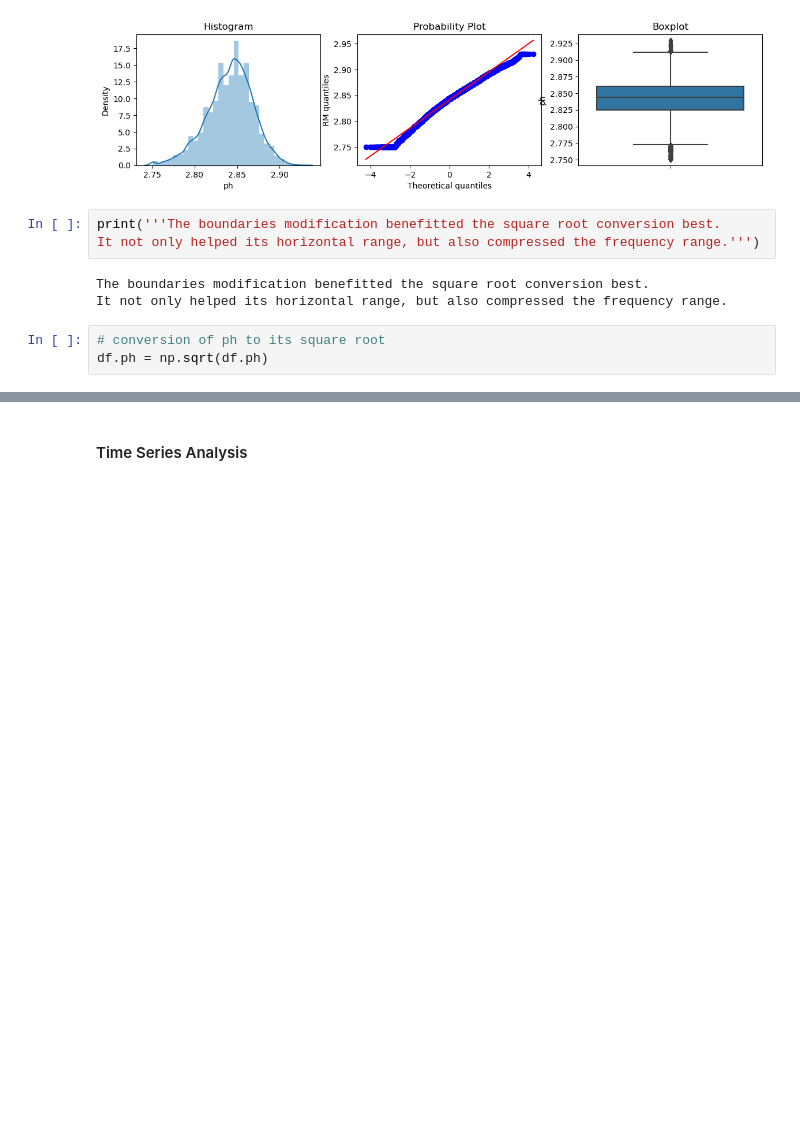
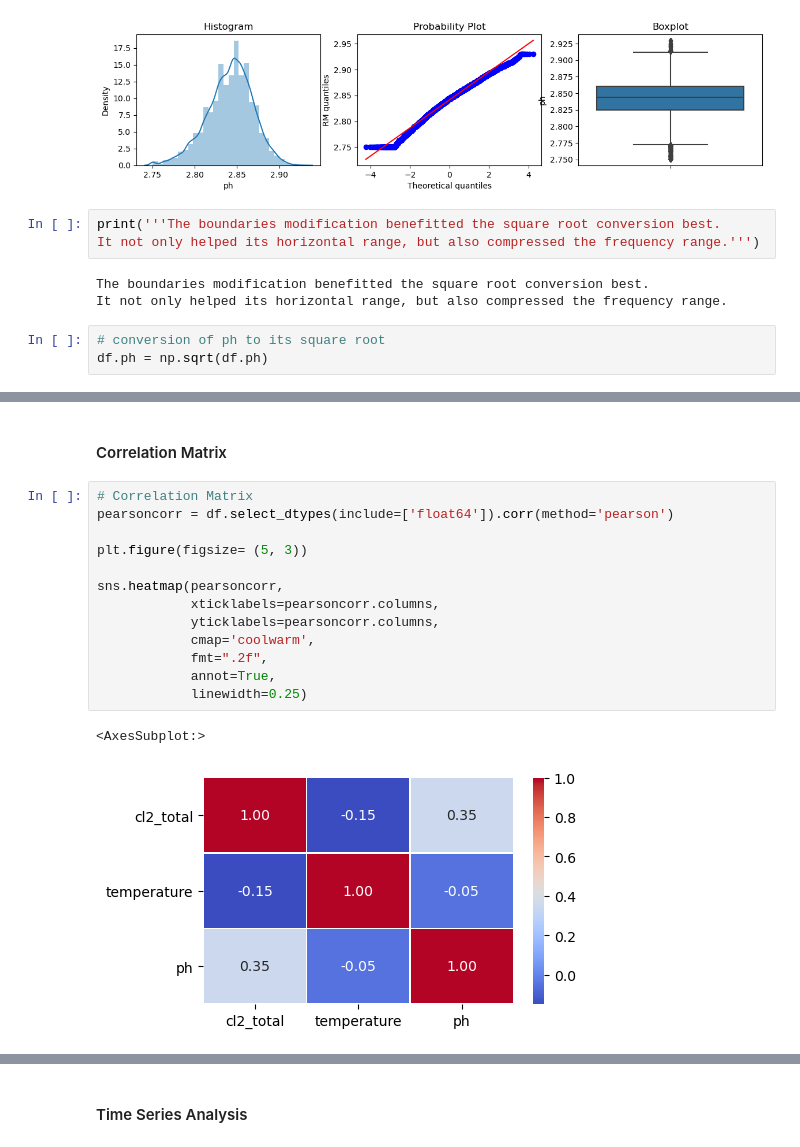
Before and after one commit to Oscar-Gil-Data/Monitoring-of-Indicator-Bacteria-in-Drinking-Water, a Jupyter notebook: Data SD - Monitoring of Indicator Bacteria in Drinking Water.ipynb, the cells around one changed output, grey strips where cells are left out. Saved outputs shown, nothing was run; the diff lists cells and outputs as text; blank space fills up the shorter version.

```diff
--- a/Data SD - Monitoring of Indicator Bacteria in Drinking Water.ipynb
+++ b/Data SD - Monitoring of Indicator Bacteria in Drinking Water.ipynb
@@ -545,0 +551,18 @@ df.ph = np.sqrt(df.ph)
+# %% [markdown]
+#### Correlation Matrix
+# %%
+# Correlation Matrix
+pearsoncorr = df.select_dtypes(include=['float64']).corr(method='pearson')
+
+plt.figure(figsize= (5, 3))
+
+sns.heatmap(pearsoncorr,
+            xticklabels=pearsoncorr.columns,
+            yticklabels=pearsoncorr.columns,
+            cmap='coolwarm',
+            fmt=".2f",
+            annot=True,
+            linewidth=0.25)
+# %% [output]
+<AxesSubplot:>
+[figure, added]
```
Also changed, not shown: parts of 45 cells of this notebook.
